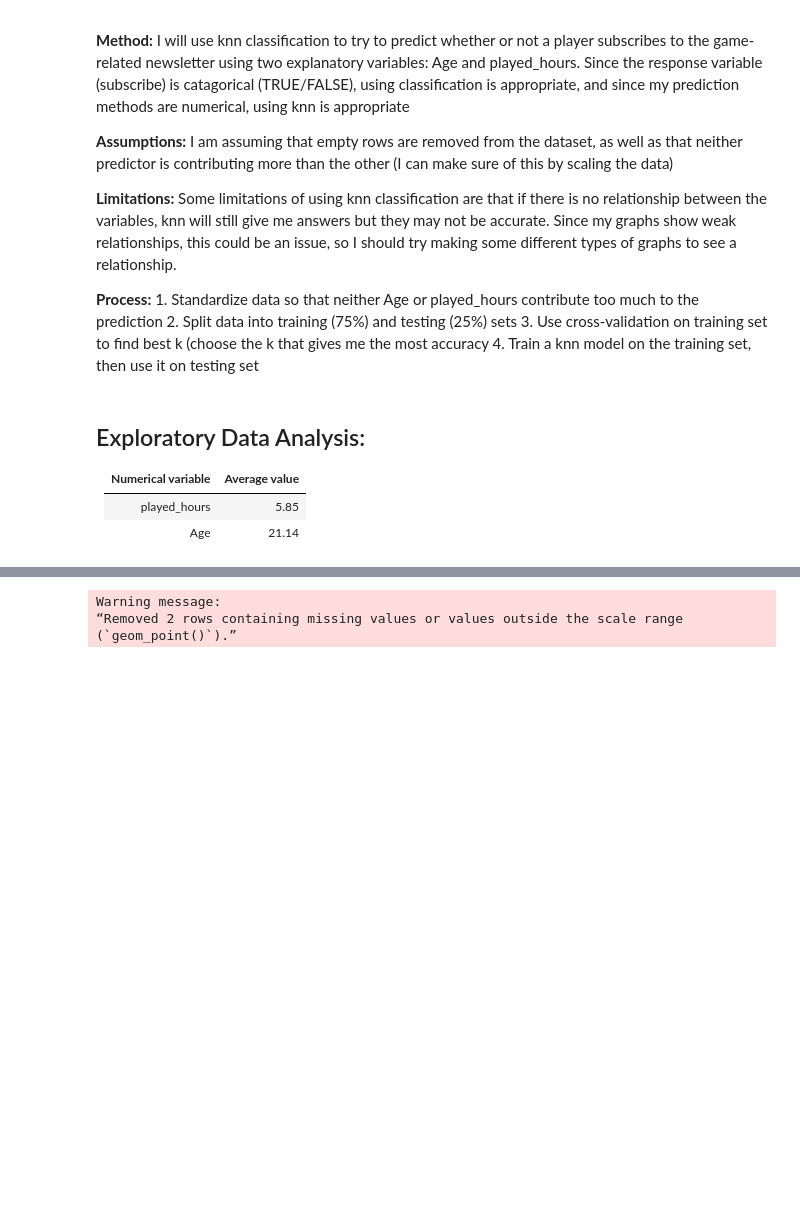
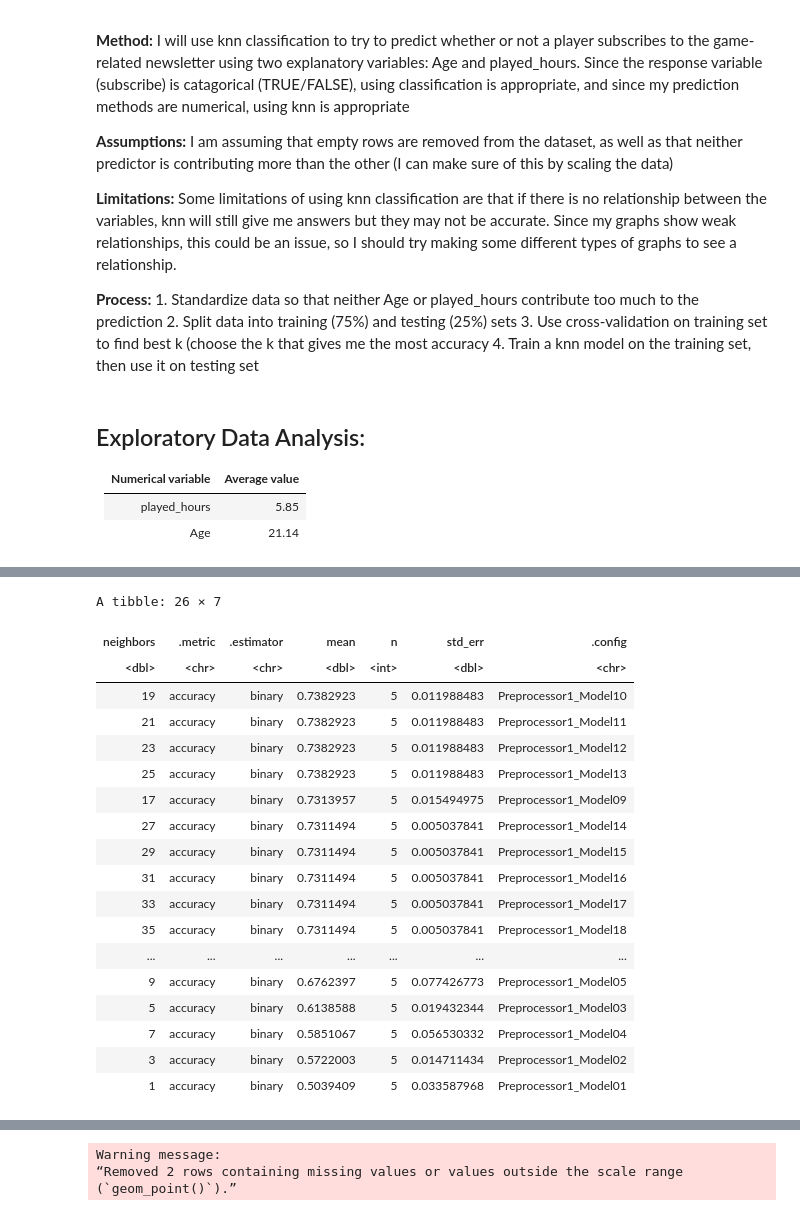
Before and after one commit to chantalfl18/DSCI-Final-Project, a Jupyter notebook: DSCI-Final-Project.ipynb, the cells around one changed output, grey strips where cells are left out. Saved outputs shown, nothing was run; the diff lists cells and outputs as text; code cells hidden in the pictures; blank space fills up the shorter version.

Commit message:
Completed KNN Classification

```diff
--- a/DSCI-Final-Project.ipynb
+++ b/DSCI-Final-Project.ipynb
@@ -99,7 +112,59 @@ dbl (2): original_start_time, original_end_time
+# %%
+# Mutate Subscribe as a factor
+players_clean <- players_clean |>
+  mutate(subscribe = as.factor(subscribe))
 # %%
-#finding summary statistics
-avg_played_hours <- players |>
-    summarise(mean = mean(played_hours, na.rm = TRUE))
-
-avg_age <- players |>
-    summarise(mean = mean(Age, na.rm = TRUE))
+# Creating training and test sets
+set.seed(123)
+players_split <- initial_split(players_clean, prop = 0.75, strata = subscribe)
+players_train <- training(players_split)
+players_test <- testing(players_split)
+# %%
+# Create recipe with Age and played_hours as the predictor and subscribe as the response variable
+players_recipe <- recipe(subscribe ~ Age + played_hours, data = players_train) |> step_normalize(all_predictors())
+# %%
+# Create model & workflow
+players_spec <- nearest_neighbor(mode = "classification", neighbors = tune(),
+  weight_func = "rectangular") |>
+  set_engine("kknn")
+
+players_workflow <- workflow() |>
+  add_model(players_spec) |>
+  add_recipe(players_recipe)
+# %%
+set.seed(123)
+# Model tuning
+folds <- vfold_cv(players_train, v = 5, strata = subscribe)
+
+players_grid <- tibble(neighbors = seq(1, 51, by = 2))
+
+players_tuned <- tune_grid(players_workflow, resamples = folds, grid = players_grid, metrics = metric_set(accuracy))
+
+results <- collect_metrics(players_tuned)
+
+select_best_k <- results |>
+  filter(.metric == "accuracy") |>
+  arrange(desc(mean))
+select_best_k
+# Therefore, we notice that the best K value is 5, so we will store it.
+best_k <- 5
+# %% [output]
+A tibble: 26 × 7
+| neighbors | .metric | .estimator | mean | n | std_err | .config |
+| <dbl> | <chr> | <chr> | <dbl> | <int> | <dbl> | <chr> |
+| 19 | accuracy | binary | 0.7382923 | 5 | 0.011988483 | Preprocessor1_Model10 |
+| 21 | accuracy | binary | 0.7382923 | 5 | 0.011988483 | Preprocessor1_Model11 |
+| 23 | accuracy | binary | 0.7382923 | 5 | 0.011988483 | Preprocessor1_Model12 |
+| 25 | accuracy | binary | 0.7382923 | 5 | 0.011988483 | Preprocessor1_Model13 |
+| 17 | accuracy | binary | 0.7313957 | 5 | 0.015494975 | Preprocessor1_Model09 |
+| 27 | accuracy | binary | 0.7311494 | 5 | 0.005037841 | Preprocessor1_Model14 |
+| 29 | accuracy | binary | 0.7311494 | 5 | 0.005037841 | Preprocessor1_Model15 |
+| 31 | accuracy | binary | 0.7311494 | 5 | 0.005037841 | Preprocessor1_Model16 |
+| 33 | accuracy | binary | 0.7311494 | 5 | 0.005037841 | Preprocessor1_Model17 |
+| 35 | accuracy | binary | 0.7311494 | 5 | 0.005037841 | Preprocessor1_Model18 |
+| ... | ... | ... | ... | ... | ... | ... |
+| 9 | accuracy | binary | 0.6762397 | 5 | 0.077426773 | Preprocessor1_Model05 |
+| 5 | accuracy | binary | 0.6138588 | 5 | 0.019432344 | Preprocessor1_Model03 |
+| 7 | accuracy | binary | 0.5851067 | 5 | 0.056530332 | Preprocessor1_Model04 |
+| 3 | accuracy | binary | 0.5722003 | 5 | 0.014711434 | Preprocessor1_Model02 |
+| 1 | accuracy | binary | 0.5039409 | 5 | 0.033587968 | Preprocessor1_Model01 |
```
Also changed, not shown: parts of 5 cells of this notebook.
